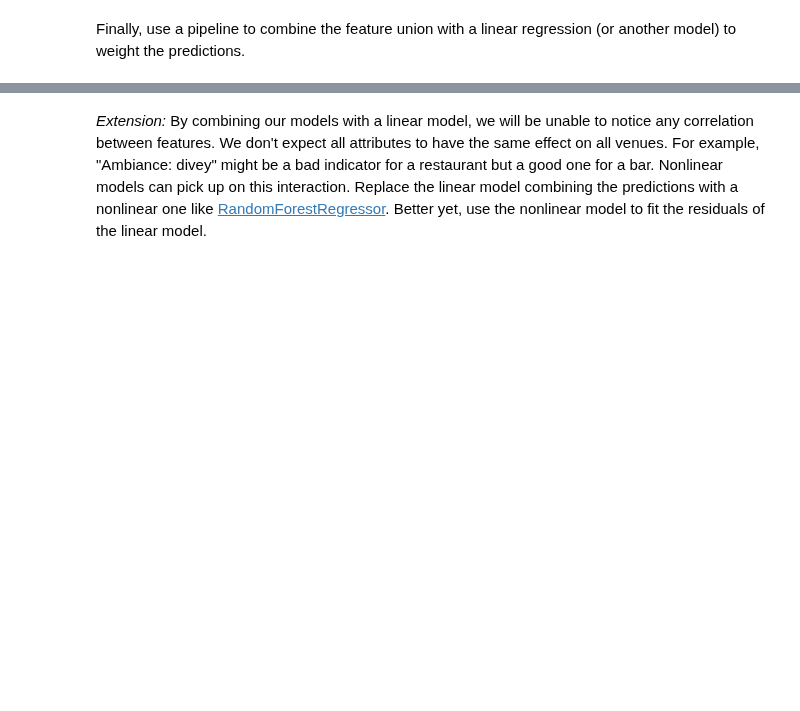
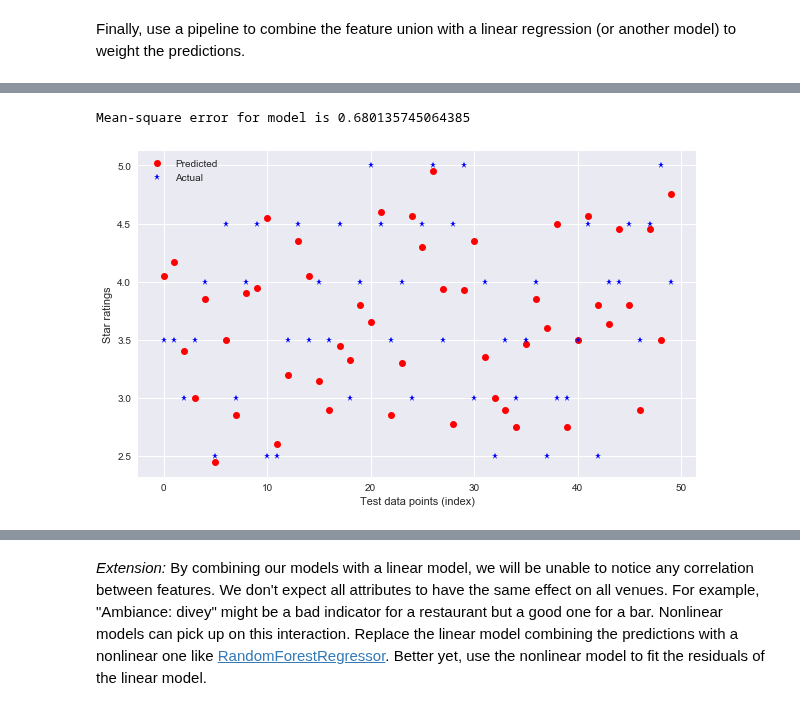
Before and after one commit to beegeesquare/Yelp-star-rating, a Jupyter notebook: Yelp basic ML models.ipynb, the cells around one changed output, grey strips where cells are left out. Drawn from its saved outputs; the diff is of its cells as text; code cells hidden in the pictures; blank space fills up the shorter version.

```diff
--- a/Yelp basic ML models.ipynb
+++ b/Yelp basic ML models.ipynb
@@ -549,14 +578,21 @@ print (combined_features.head())
 # %%
 # Now we can use linear regresssion to combine these models
-from sklearn.linear_model import LinearRegression
+
 
 lr_mdl = LinearRegression()
+rfr_mdl = RandomForestRegressor()
 
 data_train, data_test, stars_train, stars_test = train_test_split(combined_features, star_ratings, test_size=0.2,random_state=13)
 # %%
 lr_mdl.fit(data_train, stars_train)
-
+rfr_mdl.fit(data_train, stars_train)
 rating_predictions = lr_mdl.predict(data_test)
+# %%
+rating_predictions_rfr = rfr_mdl.predict(data_test)
+plot_rating(rating_predictions_rfr, stars_test)
+# %% [output]
+Mean-square error for model is 0.680135745064385
+[figure, added]
 # %%
 plot_rating(rating_predictions, stars_test)
 # %% [output]
```
Also changed, not shown: parts of 13 cells of this notebook.
